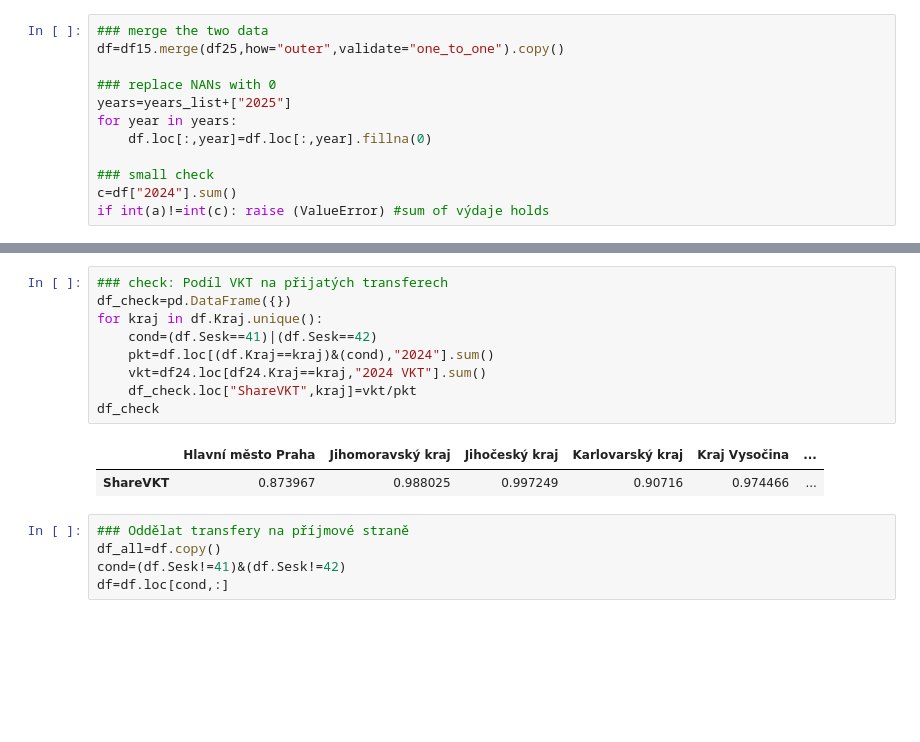
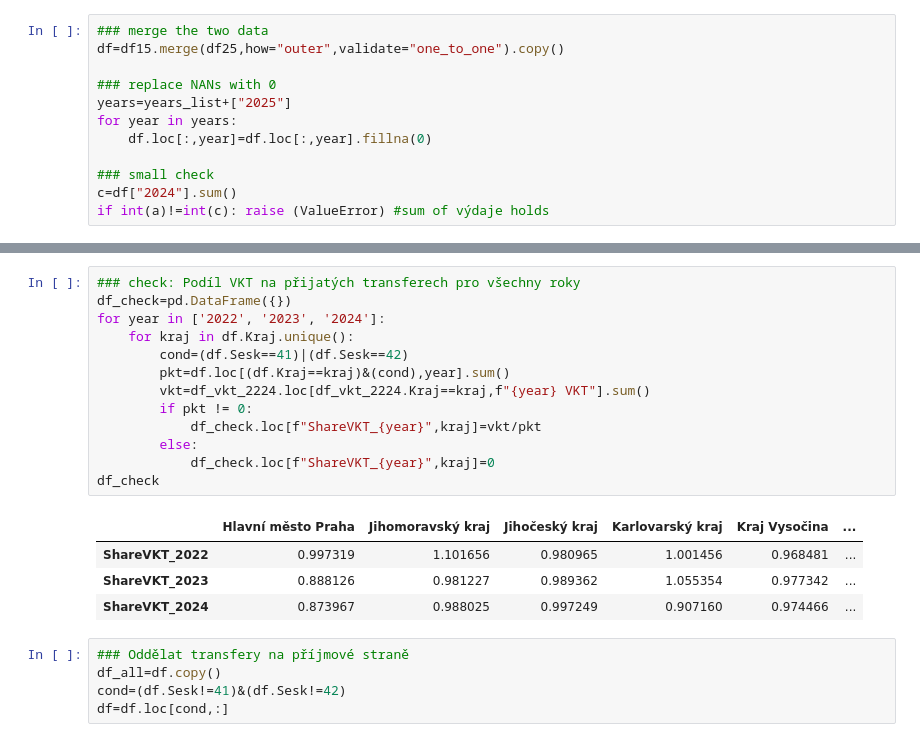
Before and after one commit to KrystofVVV/kraje_RUD, a Jupyter notebook: Kraje 2025.ipynb, the cells around one changed output, grey strips where cells are left out. Saved outputs shown, nothing was run; the diff lists cells and outputs as text; blank space fills up the shorter version.

```diff
--- a/Kraje 2025.ipynb
+++ b/Kraje 2025.ipynb
@@ -178,15 +193,21 @@ df.loc[:,'2024']=df.loc[:,'2024']-df.loc[:,'2024 VKT']
 # %%
-### check: Podíl VKT na přijatých transferech
+### check: Podíl VKT na přijatých transferech pro všechny roky
 df_check=pd.DataFrame({})
-for kraj in df.Kraj.unique():
-    cond=(df.Sesk==41)|(df.Sesk==42)
-    pkt=df.loc[(df.Kraj==kraj)&(cond),"2024"].sum()
-    vkt=df24.loc[df24.Kraj==kraj,"2024 VKT"].sum()
-    df_check.loc["ShareVKT",kraj]=vkt/pkt
+for year in ['2022', '2023', '2024']:
+    for kraj in df.Kraj.unique():
+        cond=(df.Sesk==41)|(df.Sesk==42)
+        pkt=df.loc[(df.Kraj==kraj)&(cond),year].sum()
+        vkt=df_vkt_2224.loc[df_vkt_2224.Kraj==kraj,f"{year} VKT"].sum()
+        if pkt != 0:
+            df_check.loc[f"ShareVKT_{year}",kraj]=vkt/pkt
+        else:
+            df_check.loc[f"ShareVKT_{year}",kraj]=0
 df_check
 # %% [output]
 |  | Hlavní město Praha | Jihomoravský kraj | Jihočeský kraj | Karlovarský kraj | Kraj Vysočina | ... |
-| ShareVKT | 0.873967 | 0.988025 | 0.997249 | 0.90716 | 0.974466 | ... |
+| ShareVKT_2022 | 0.997319 | 1.101656 | 0.980965 | 1.001456 | 0.968481 | ... |
+| ShareVKT_2023 | 0.888126 | 0.981227 | 0.989362 | 1.055354 | 0.977342 | ... |
+| ShareVKT_2024 | 0.873967 | 0.988025 | 0.997249 | 0.907160 | 0.974466 | ... |
 # %%
 ### Oddělat transfery na příjmové straně
 df_all=df.copy()
```
Also changed, not shown: parts of 11 cells of this notebook, 23 other files.
